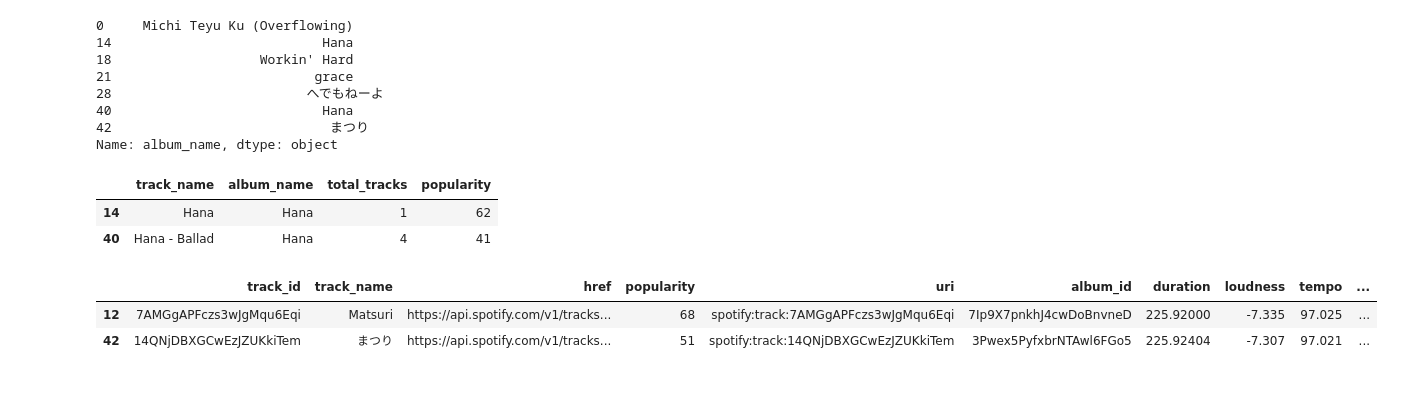
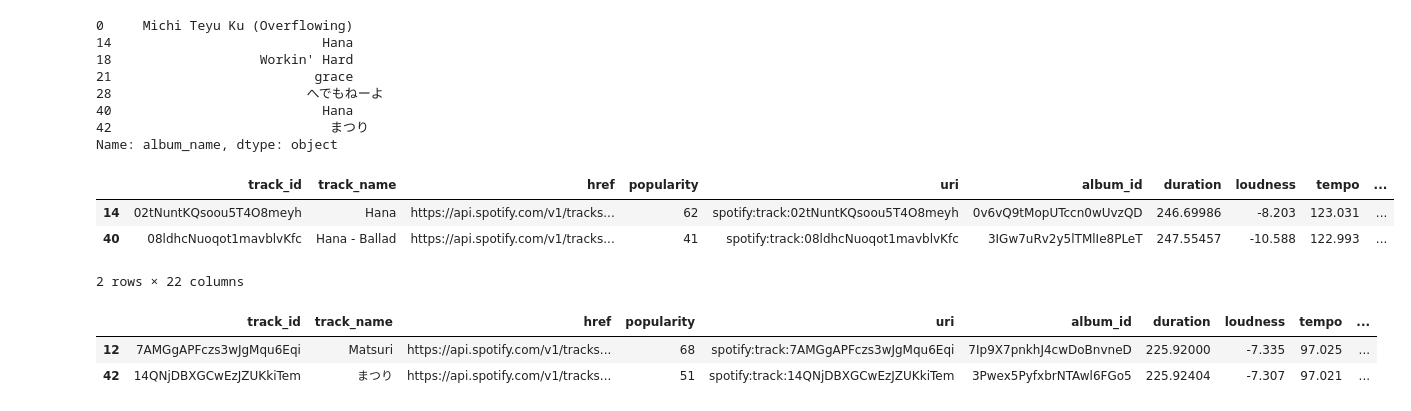
Before and after one commit to nipphittt17/Spotify-ArtistSong-Analysis, a Jupyter notebook: extract_transform_track.ipynb, the cells around one changed output. Cells and saved outputs as stored; diff of their text form; code cells hidden in the pictures.

```diff
--- a/extract_transform_track.ipynb
+++ b/extract_transform_track.ipynb
@@ -554,11 +554,12 @@ track_album_data["album_name"][track_album_data["album_type"] == "single"]
 Name: album_name, dtype: object
 # %%
 # revisit issue with Hana album
-track_album_data[["track_name","album_name","total_tracks","popularity"]][track_album_data["track_name"].str.contains("Hana")]
+track_album_data[track_album_data["track_name"].str.contains("Hana")]
 # %% [output]
-|  | track_name | album_name | total_tracks | popularity |
-| 14 | Hana | Hana | 1 | 62 |
-| 40 | Hana - Ballad | Hana | 4 | 41 |
+|  | track_id | track_name | href | popularity | uri | album_id | duration | loudness | tempo | ... |
+| 14 | 02tNuntKQsoou5T4O8meyh | Hana | https://api.spotify.com/v1/tracks... | 62 | spotify:track:02tNuntKQsoou5T4O8meyh | 0v6vQ9tMopUTccn0wUvzQD | 246.69986 | -8.203 | 123.031 | ... |
+| 40 | 08ldhcNuoqot1mavblvKfc | Hana - Ballad | https://api.spotify.com/v1/tracks... | 41 | spotify:track:08ldhcNuoqot1mavblvKfc | 3IGw7uRv2y5lTMlIe8PLeT | 247.55457 | -10.588 | 122.993 | ... |
+2 rows × 22 columns
 # %%
 # the Hana album should contain 4 tracks. However, only 1 track was retrieved, indicating that the data is incomplete.
 # for now, we will keep only the one with single total track for simplicity
```
Also changed, not shown: parts of 1 cell of this notebook.
